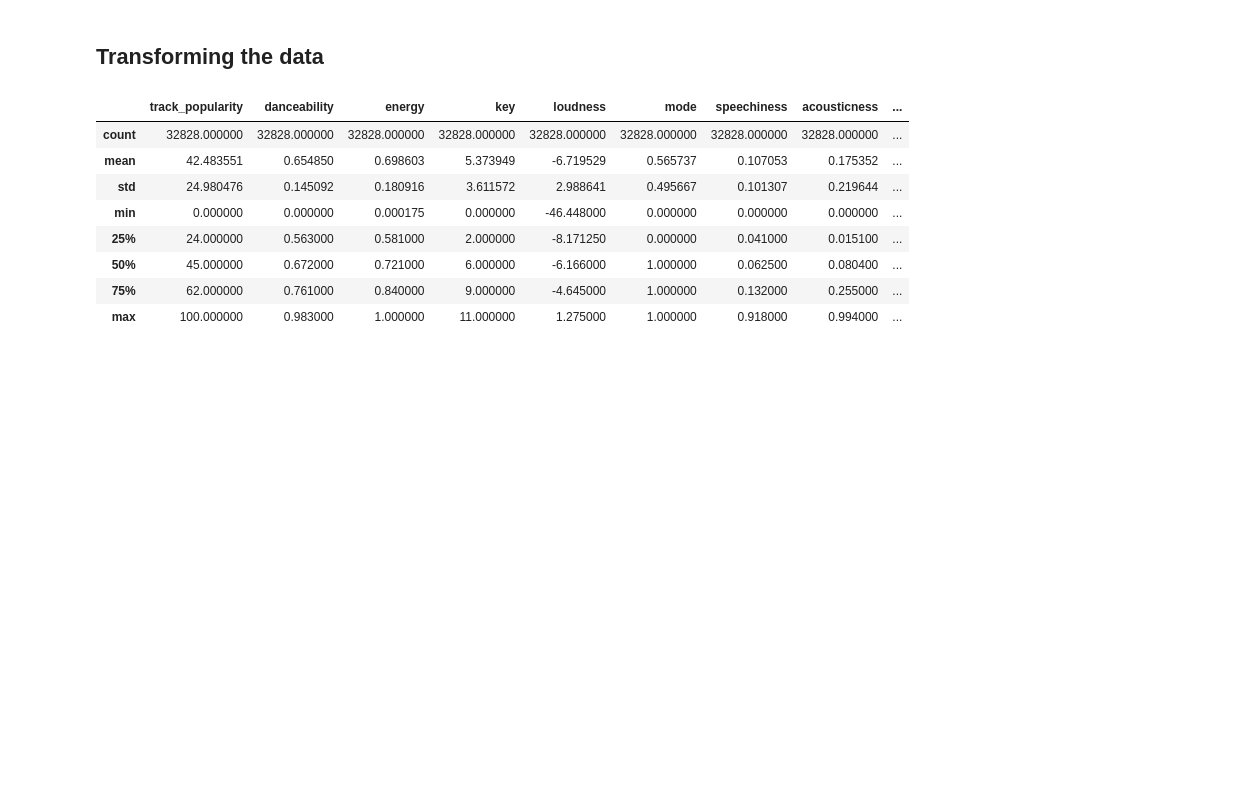
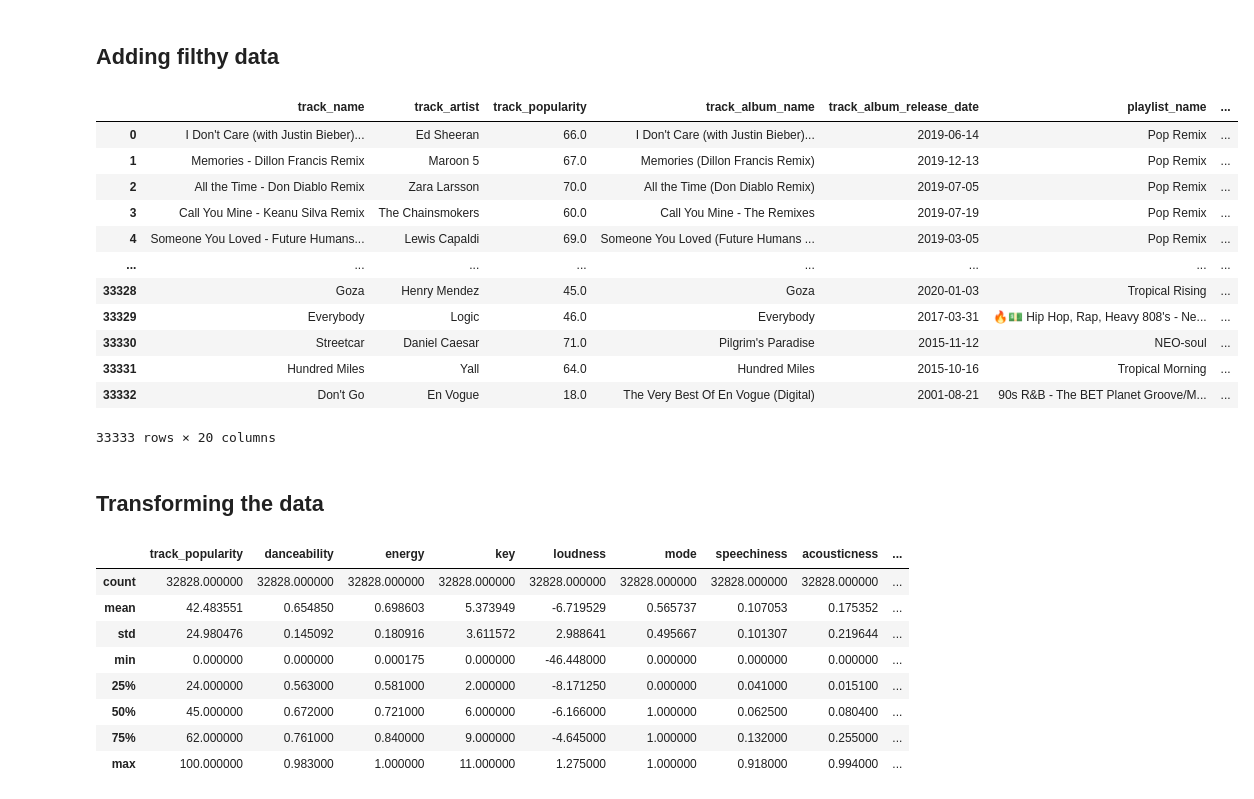
Before and after one commit to IlianCoding/SpotifyAIModel, a Jupyter notebook: featureEngineering.ipynb, the cells around one changed output. Cells and saved outputs as stored; diff of their text form; code cells hidden in the pictures; blank space fills up the shorter version.

Commit message:
Adding filthy data.

```diff
--- a/featureEngineering.ipynb
+++ b/featureEngineering.ipynb
@@ -4,4 +5,25 @@ import numpy as np
 from sklearn.impute import KNNImputer
+# %% [markdown]
+## Adding filthy data
+# %%
+df = pd.read_csv("./dataset/spotify_songs_restructured.csv", sep=",")
+new_data = introduce_filthy_data(df, 1500)
+new_data.to_csv("./dataset/spotify_songs_restructured_filthy.csv", index=False)
+new_data
+# %% [output]
+|  | track_name | track_artist | track_popularity | track_album_name | track_album_release_date | playlist_name | ... |
+| 0 | I Don't Care (with Justin Bieber)... | Ed Sheeran | 66.0 | I Don't Care (with Justin Bieber)... | 2019-06-14 | Pop Remix | ... |
+| 1 | Memories - Dillon Francis Remix | Maroon 5 | 67.0 | Memories (Dillon Francis Remix) | 2019-12-13 | Pop Remix | ... |
+| 2 | All the Time - Don Diablo Remix | Zara Larsson | 70.0 | All the Time (Don Diablo Remix) | 2019-07-05 | Pop Remix | ... |
+| 3 | Call You Mine - Keanu Silva Remix | The Chainsmokers | 60.0 | Call You Mine - The Remixes | 2019-07-19 | Pop Remix | ... |
+| 4 | Someone You Loved - Future Humans... | Lewis Capaldi | 69.0 | Someone You Loved (Future Humans ... | 2019-03-05 | Pop Remix | ... |
+| ... | ... | ... | ... | ... | ... | ... | ... |
+| 33328 | Goza | Henry Mendez | 45.0 | Goza | 2020-01-03 | Tropical Rising | ... |
+| 33329 | Everybody | Logic | 46.0 | Everybody | 2017-03-31 | 🔥💵 Hip Hop, Rap, Heavy 808's - Ne... | ... |
+| 33330 | Streetcar | Daniel Caesar | 71.0 | Pilgrim's Paradise | 2015-11-12 | NEO-soul | ... |
+| 33331 | Hundred Miles | Yall | 64.0 | Hundred Miles | 2015-10-16 | Tropical Morning | ... |
+| 33332 | Don't Go | En Vogue | 18.0 | The Very Best Of En Vogue (Digital) | 2001-08-21 | 90s R&B - The BET Planet Groove/M... | ... |
+33333 rows × 20 columns
 # %% [markdown]
 ## Transforming the data
 # %%
```
Also changed, not shown: parts of 1 cell of this notebook, 2 other files.
